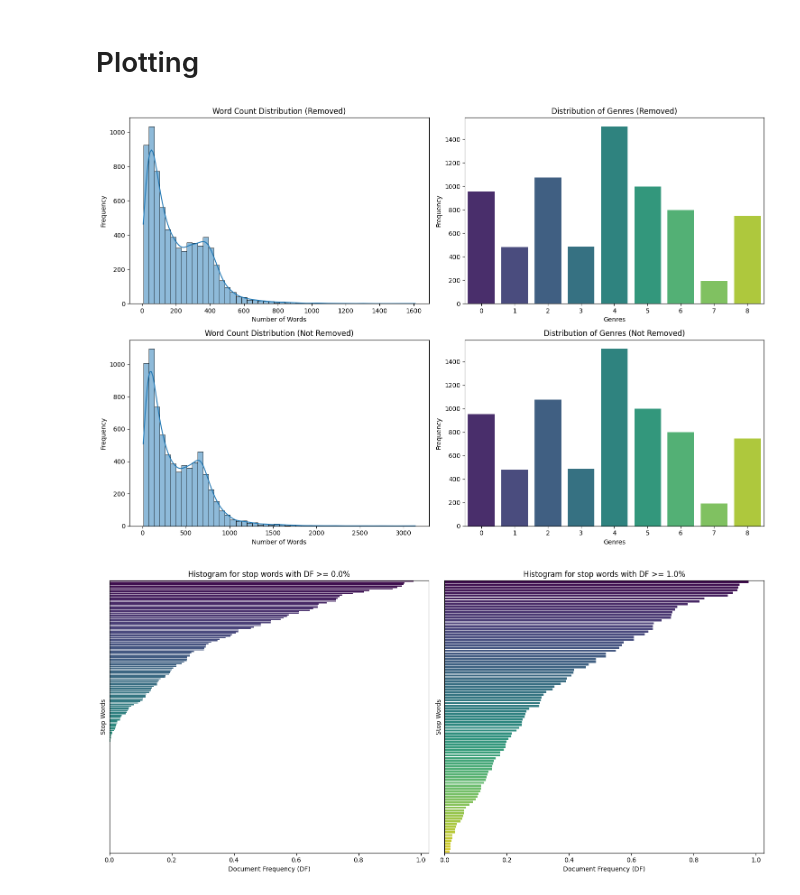
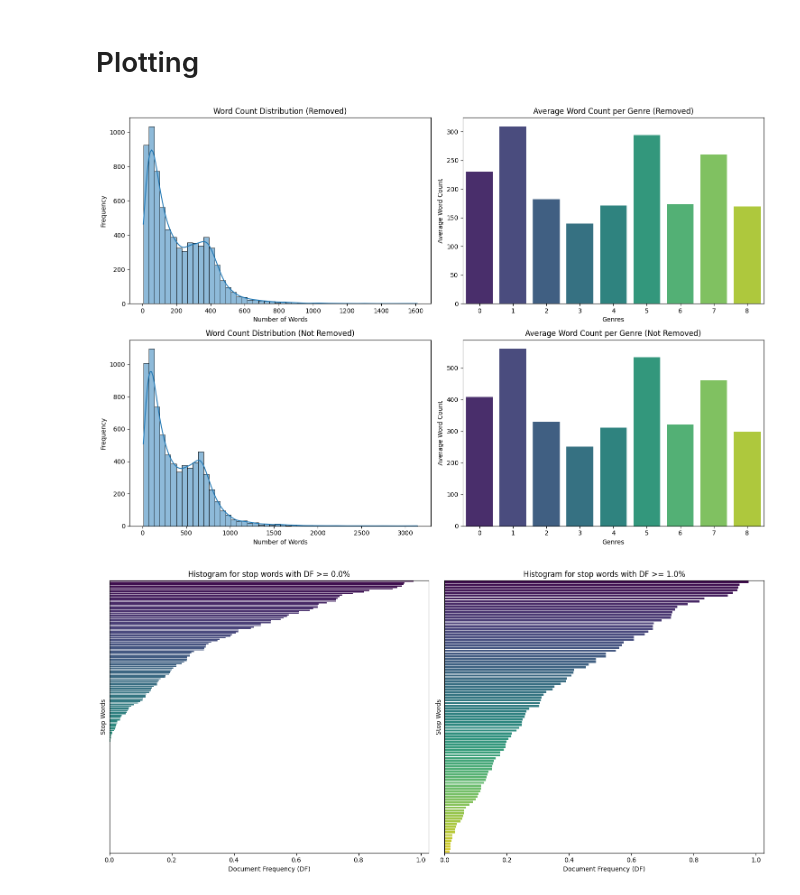
Before and after one commit to guilhermeleitao2002/Movie-Genre-Prediction, a Jupyter notebook: LN_models.ipynb, the cells around one changed output. Cells and saved outputs as stored; diff of their text form; code cells hidden in the pictures.

Commit message:
plot fixing

```diff
--- a/LN_models.ipynb
+++ b/LN_models.ipynb
@@ -107,14 +89,17 @@ Removing stop words
 # Lemmatize the text removing stop words
 stop_words = set(stopwords.words('english'))
 
-def lemmatize_text(text):
+def lemmatize_text(text, stopwords):
     lemmatizer = WordNetLemmatizer()
     # Clean the text
     text = clean_text(text)
     # Tokenize the text
     tokens = nltk.word_tokenize(text.lower())
     # Remove stop words and non-alphabetic tokens
-    tokens = [word for word in tokens if word.isalpha() and word not in stop_words]
+    if stopwords:
+        tokens = [word for word in tokens if word.isalpha() and word not in stop_words]
+    else:
+        tokens = [word for word in tokens if word.isalpha()]
     # Perform POS tagging
     tagged_tokens = nltk.pos_tag(tokens)
     # Lemmatize each token using the POS tag
@@ -144,6 +110,6 @@ Without stop words (stop words removed)
 # %%
 # Preprocess the data without stop words
-def preprocess_data(data, lemmatize, combine_fields):
+def preprocess_data(data, lemmatize, stopwords, combine_fields):
     # Extract relevant columns (plot, combine_fields, genre)
     selected_fields = ['plot'] + combine_fields
     if 'genre' in data.columns:
@@ -162,7 +128,7 @@ def preprocess_data(data, lemmatize, combine_fields):
 
     # Apply lemmatization if specified
     if lemmatize:
-        data['combined_text'] = data['combined_text'].apply(lemmatize_text)
+        data['combined_text'] = data['combined_text'].apply(lemmatize_text, args=(stopwords,))
     else:
         # Clean the text anyway
         data['combined_text'] = data['combined_text'].apply(clean_text)
@@ -204,3 +137,7 @@ data_not_removed = preprocess_data_keep_sw(data, True, combine_fields)
+# %%
+combine_fields = ['from', 'director', 'title']
+data_removed = preprocess_data(data, True, True, combine_fields)
+data_not_removed = preprocess_data(data, True, True, combine_fields)
 # %% [markdown]
 # Split data into training and test sets
 # %%
@@ -299,42 +202,57 @@ Name: count, dtype: int64
 import warnings
 import matplotlib.pyplot as plt
 import seaborn as sns
 
 # Assuming word_count_remove, word_count_not_remove, genre_counts_remove, and genre_counts_not_remove are defined appropriately
 with warnings.catch_warnings():
     warnings.simplefilter(action='ignore', category=FutureWarning)
 
     # Create a figure with 2x2 subplots
     fig, axes = plt.subplots(2, 2, figsize=(15, 10))  # Adjusted height for better layout
 
     # Word count distribution for word_count_remove
     sns.histplot(word_count_remove, bins=50, ax=axes[0, 0], kde=True)
     axes[0, 0].set_title('Word Count Distribution (Removed)')
     axes[0, 0].set_xlabel('Number of Words')
     axes[0, 0].set_ylabel('Frequency')
 
-    # Distribution of the target variable (genre) for genre_counts_remove
-    sns.barplot(x=genre_counts_remove.index, y=genre_counts_remove.values, ax=axes[0, 1], palette='viridis')
-    axes[0, 1].set_title('Distribution of Genres (Removed)')
+    # Distribution of word counts per genre for y_train_removed
+    avg_word_count_per_genre_removed = pd.DataFrame({
+        'genre': y_train_removed,
+        'word_count': word_count_remove
+    }).groupby('genre').mean()
+
+    sns.barplot(x=avg_word_count_per_genre_removed.index,
+                y=avg_word_count_per_genre_removed['word_count'],
+                ax=axes[0, 1], palette='viridis')
+    axes[0, 1].set_title('Average Word Count per Genre (Removed)')
     axes[0, 1].set_xlabel('Genres')
-    axes[0, 1].set_ylabel('Frequency')
+    axes[0, 1].set_ylabel('Average Word Count')
+
 
     # Word count distribution for word_count_not_remove
     sns.histplot(word_count_not_remove, bins=50, ax=axes[1, 0], kde=True)
     axes[1, 0].set_title('Word Count Distribution (Not Removed)')
     axes[1, 0].set_xlabel('Number of Words')
     axes[1, 0].set_ylabel('Frequency')
 
-    # Distribution of the target variable (genre) for genre_counts_not_remove
-    sns.barplot(x=genre_counts_not_remove.index, y=genre_counts_not_remove.values, ax=axes[1, 1], palette='viridis')
-    axes[1, 1].set_title('Distribution of Genres (Not Removed)')
+    # Distribution of word counts per genre for y_train_removed
+    avg_word_count_per_genre_not_removed = pd.DataFrame({
+        'genre': y_train_not_removed,
+        'word_count': word_count_not_remove
+    }).groupby('genre').mean()
+
+    sns.barplot(x=avg_word_count_per_genre_not_removed.index,
+                y=avg_word_count_per_genre_not_removed['word_count'],
+                ax=axes[1, 1], palette='viridis')
+    axes[1, 1].set_title('Average Word Count per Genre (Not Removed)')
     axes[1, 1].set_xlabel('Genres')
-    axes[1, 1].set_ylabel('Frequency')
+    axes[1, 1].set_ylabel('Average Word Count')
 
     plt.tight_layout()
     plt.show()
 # %% [output]
-[figure, old version]
+[figure, new version]
 # %%
 # CountVectorizer to create a document-term matrix for stop words
 vectorizer = CountVectorizer(vocabulary=stop_words, binary=True)  # Count presence
```
Also changed, not shown: parts of 24 cells of this notebook.
